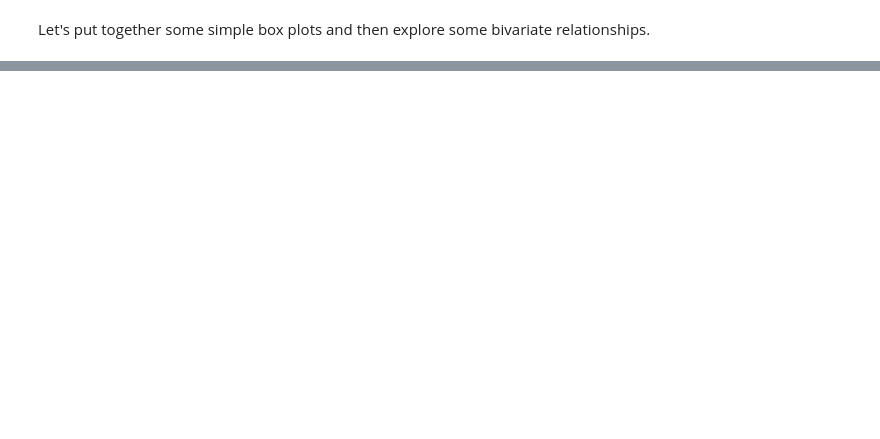
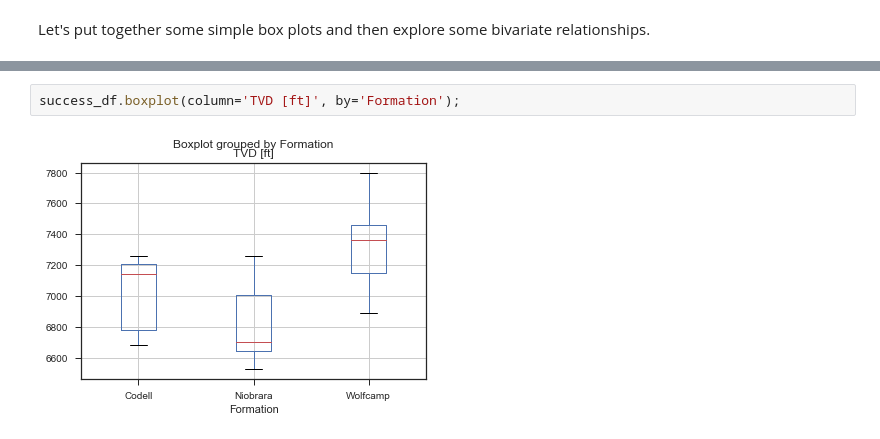
Before and after one commit to kykiefer/wdl, a Jupyter notebook: formation_success.ipynb, the cells around one changed output, grey strips where cells are left out. Saved outputs shown, nothing was run; the diff lists cells and outputs as text; blank space fills up the shorter version.

```diff
--- a/formation_success.ipynb
+++ b/formation_success.ipynb
@@ -67,3 +64,7 @@ success_df.boxplot(column='Avg Rate [bpm]', by='Formation');
+# %%
+success_df.boxplot(column='TVD [ft]', by='Formation');
+# %% [output]
+[figure, added]
 # %%
 select_cols = ['Formation', 'Avg TP [psi]', 'Avg Rate [bpm]', 'Clean Volume [bbl]',
                'Total Proppant [lbs].1', 'Avg Prop Conc [ppa]', 'Max Prop Conc [ppa]']
```
Also changed, not shown: parts of 4 cells of this notebook, 1 other file.
